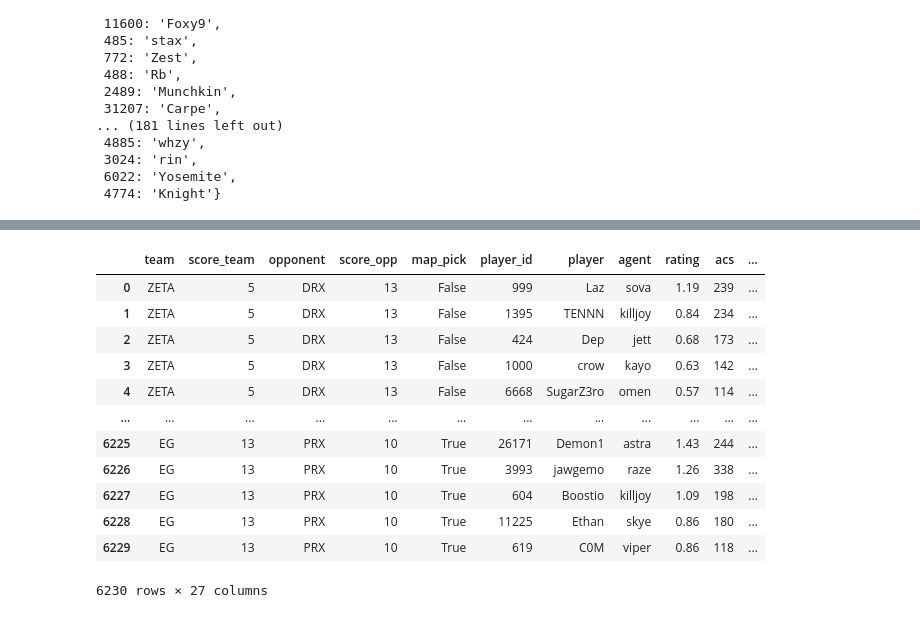
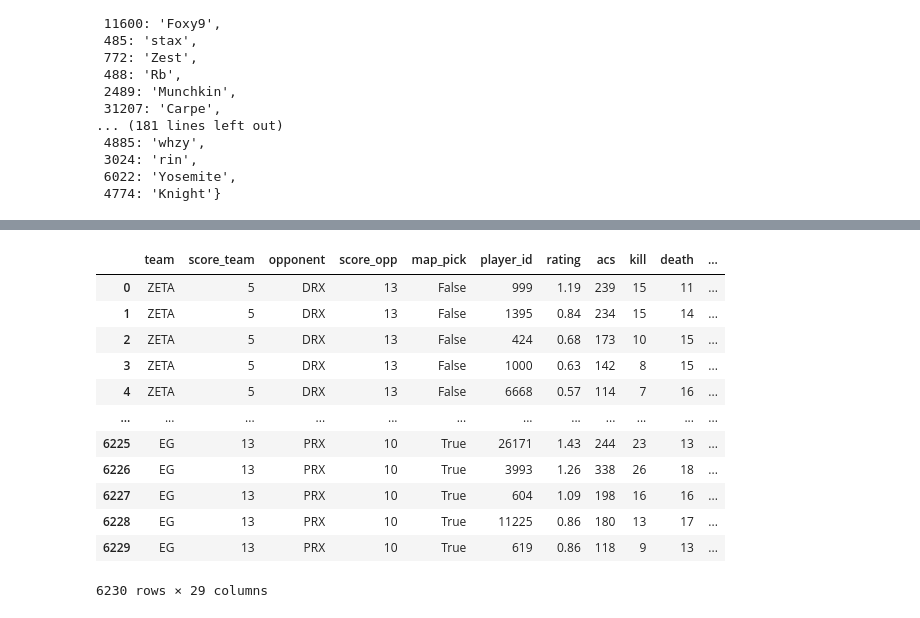
Before and after one commit to chriss-mo/VCT23, a Jupyter notebook: preprocessing.ipynb, the cells around one changed output, grey strips where cells are left out. Saved outputs shown, nothing was run; the diff lists cells and outputs as text; code cells hidden in the pictures.

```diff
--- a/preprocessing.ipynb
+++ b/preprocessing.ipynb
@@ -70,0 +63,13 @@ array(['sova', 'killjoy', 'jett', 'kayo', 'omen', 'viper', 'skye',
+# %%
+df_new['agent'].unique()
+agents = {'initiator': ['sova','skye','kayo','fade','breach','gekko'],
+               'sentinel': ['killjoy','cypher','sage','chamber'],
+               'controller': ['omen','viper','harbor','astra','brimstone'],
+               'duelist': ['jett','raze','phoenix','yoru','neon','reyna']
+               }
+agent_class = {}
+for key,lst in agents.items():
+    for a in lst:
+        agent_class[a] = key
+
+agent_class
@@ -70,0 +94,4 @@ array(['sova', 'killjoy', 'jett', 'kayo', 'omen', 'viper', 'skye',
+# %%
+df_new = df_new.assign(agent_class = df_new['agent'].apply(lambda x: agent_class[x]))
+df_new = df_new.drop(columns=['agent','player'])
+df_new
@@ -71,16 +112,16 @@ array(['sova', 'killjoy', 'jett', 'kayo', 'omen', 'viper', 'skye',
 # %%
-pd.get_dummies(df_new, columns=['map'])
+pd.get_dummies(df_new, columns=['map','agent_class'])
 # %% [output]
-|  | team | score_team | opponent | score_opp | map_pick | player_id | player | agent | rating | acs | ... |
-| 0 | ZETA | 5 | DRX | 13 | False | 999 | Laz | sova | 1.19 | 239 | ... |
-| 1 | ZETA | 5 | DRX | 13 | False | 1395 | TENNN | killjoy | 0.84 | 234 | ... |
-| 2 | ZETA | 5 | DRX | 13 | False | 424 | Dep | jett | 0.68 | 173 | ... |
-| 3 | ZETA | 5 | DRX | 13 | False | 1000 | crow | kayo | 0.63 | 142 | ... |
-| 4 | ZETA | 5 | DRX | 13 | False | 6668 | SugarZ3ro | omen | 0.57 | 114 | ... |
+|  | team | score_team | opponent | score_opp | map_pick | player_id | rating | acs | kill | death | ... |
+| 0 | ZETA | 5 | DRX | 13 | False | 999 | 1.19 | 239 | 15 | 11 | ... |
+| 1 | ZETA | 5 | DRX | 13 | False | 1395 | 0.84 | 234 | 15 | 14 | ... |
+| 2 | ZETA | 5 | DRX | 13 | False | 424 | 0.68 | 173 | 10 | 15 | ... |
+| 3 | ZETA | 5 | DRX | 13 | False | 1000 | 0.63 | 142 | 8 | 15 | ... |
+| 4 | ZETA | 5 | DRX | 13 | False | 6668 | 0.57 | 114 | 7 | 16 | ... |
 | ... | ... | ... | ... | ... | ... | ... | ... | ... | ... | ... | ... |
-| 6225 | EG | 13 | PRX | 10 | True | 26171 | Demon1 | astra | 1.43 | 244 | ... |
-| 6226 | EG | 13 | PRX | 10 | True | 3993 | jawgemo | raze | 1.26 | 338 | ... |
-| 6227 | EG | 13 | PRX | 10 | True | 604 | Boostio | killjoy | 1.09 | 198 | ... |
-| 6228 | EG | 13 | PRX | 10 | True | 11225 | Ethan | skye | 0.86 | 180 | ... |
-| 6229 | EG | 13 | PRX | 10 | True | 619 | C0M | viper | 0.86 | 118 | ... |
+| 6225 | EG | 13 | PRX | 10 | True | 26171 | 1.43 | 244 | 23 | 13 | ... |
+| 6226 | EG | 13 | PRX | 10 | True | 3993 | 1.26 | 338 | 26 | 18 | ... |
+| 6227 | EG | 13 | PRX | 10 | True | 604 | 1.09 | 198 | 16 | 16 | ... |
+| 6228 | EG | 13 | PRX | 10 | True | 11225 | 0.86 | 180 | 13 | 17 | ... |
+| 6229 | EG | 13 | PRX | 10 | True | 619 | 0.86 | 118 | 9 | 13 | ... |
-6230 rows × 27 columns
+6230 rows × 29 columns
```
Also changed, not shown: parts of 4 cells of this notebook.
